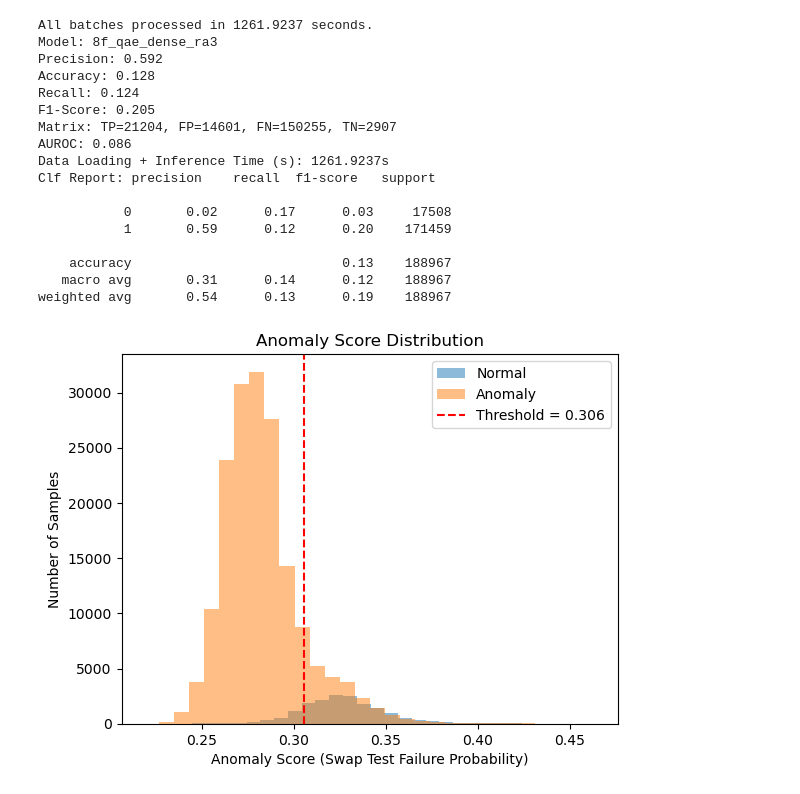
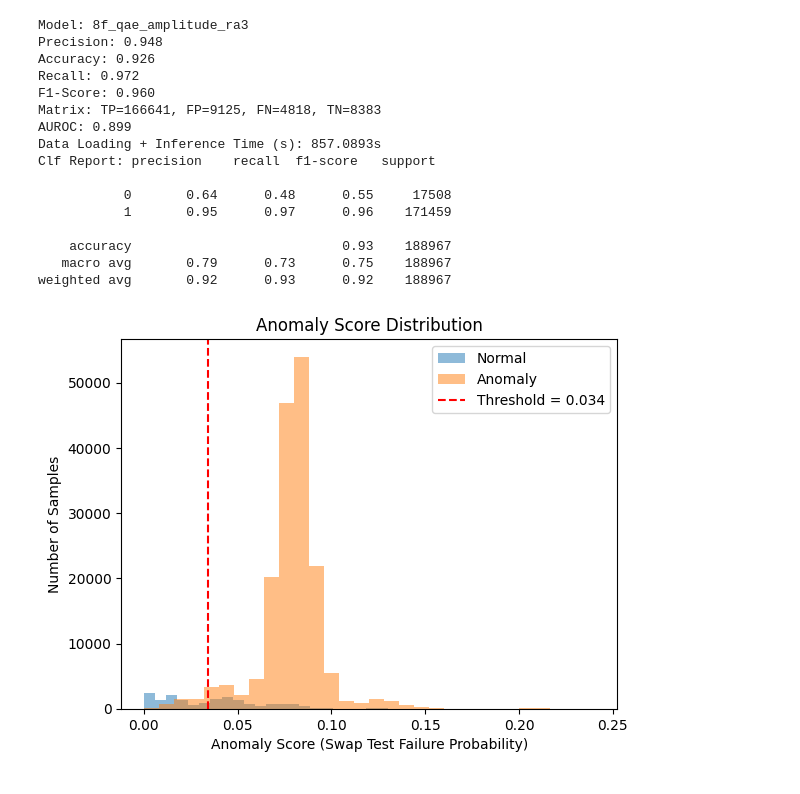
Before and after one commit to RohanSenthil/QAE_BETH_Anomaly, a Jupyter notebook: qae_evaluation.ipynb, the cells around one changed output. Saved outputs shown, nothing was run; the diff lists cells and outputs as text; code cells hidden in the pictures.

```diff
--- a/qae_evaluation.ipynb
+++ b/qae_evaluation.ipynb
@@ -193,8 +196,8 @@ scaled_validation_data = scaler.fit_transform(reduced_validation_data)
 # %%
 from qiskit.qpy import load
 
-model_name = "8f_qae_dense_ra3"
-model_path = "Models/COBLYA_AEs/"
+model_name = "8f_qae_amplitude_ra3"
+model_path = "Models/No_AE/"
 
 with open(f"{model_path + model_name}/ae.qpy", "rb") as f:
     ae = load(f)[0]  # returns a list of circuits
@@ -217,7 +220,7 @@ sampler = Sampler()
 
 # Constants
 num_latent = 2
-num_trash = 2
+num_trash = 1
 total_qubits = num_latent + 2 * num_trash + 1  # encoding + reference + auxiliary
 
 # Step 2: Dummy base circuit (will be composed with encoding later)
@@ -229,7 +232,7 @@ qc_full = dummy_encoding.compose(ae)
 qnn = SamplerQNN(
     circuit=qc_full,
     input_params=[],                     # No input parameters — encoding is done externally
-    weight_params=ae.parameters,         # Only train the parameters of the AE
+    weight_params=weight_params,         # Only train the parameters of the AE
     output_shape=2,                      # Binary outcome (0 or 1 from SWAP test)
     interpret=lambda x: x,               # Identity function, optional
     sampler=sampler
@@ -328,12 +311,11 @@ def auto_encoder_circuit(num_latent, num_trash):
 # %%
 from tqdm import tqdm
 
-def compute_anomaly_scores(qnn, input_data, trained_params, encoding_fn, batch_size=64):
+def compute_anomaly_scores(ae, qnn, input_data, trained_params, encoding_fn, batch_size=64):
     scores = []
     total_qubits = num_latent + 2 * num_trash + 1
     num_encoding_qubits = num_latent + num_trash
 
-    ae = auto_encoder_circuit(num_latent, num_trash)
     ae = ae.assign_parameters({p: v for p, v in zip(ae.parameters, trained_params)})
 
     start = time.time()
@@ -382,10 +364,11 @@ subset_indices = np.random.choice(len(scaled_normal_training_data), size=subset_
 training_subset = scaled_normal_training_data[subset_indices]
 
 train_scores, train_time = compute_anomaly_scores(
+    ae,
     qnn,
     training_subset,
     trained_params,
-    encoding_fn=dense_angle_encoding,
+    encoding_fn=amplitude_encoding,
     batch_size=64
 )
 
@@ -411,58 +394,59 @@ plt.show()
 # %%
 # Get predictions
+threshold -= 0.01
 
-scores, elapsed_time = compute_anomaly_scores(
-    qnn,
-    scaled_testing_data,
-    trained_params,
-    encoding_fn=dense_angle_encoding,
-    batch_size=64
-)
+# scores, elapsed_time = compute_anomaly_scores(
+#     ae,
+#     qnn,
+#     scaled_testing_data,
+#     trained_params,
+#     encoding_fn=amplitude_encoding,
+#     batch_size=64
+# )
 
 y_pred = (scores > threshold).astype(int)
 y_true = np.array(testing_labels).astype(int)[:len(scores)]
 
 metrics = evaluate_model(
     y_true=y_true,
     y_pred=y_pred,
     scores=scores,
     time=elapsed_time,
     threshold=threshold,  # same threshold used in predict
     model_name=model_name
 )
 
 # Print clean table row for your notes
 for k, v in metrics.items():
     print(f"{k}: {v}")
 
 # --- Histogram of scores ---
 plt.hist(scores[y_true == 0], bins=30, alpha=0.5, label='Normal')
 plt.hist(scores[y_true == 1], bins=30, alpha=0.5, label='Anomaly')
 plt.axvline(threshold, color='red', linestyle='--', label=f"Threshold = {threshold:.3f}")
 plt.xlabel("Anomaly Score (Swap Test Failure Probability)")
 plt.ylabel("Number of Samples")
 plt.title("Anomaly Score Distribution")
 plt.legend()
 plt.show()
 # %% [output]
-All batches processed in 1261.9237 seconds.
-Model: 8f_qae_dense_ra3
-Precision: 0.592
-Accuracy: 0.128
-Recall: 0.124
-F1-Score: 0.205
-Matrix: TP=21204, FP=14601, FN=150255, TN=2907
-AUROC: 0.086
-Data Loading + Inference Time (s): 1261.9237s
+Model: 8f_qae_amplitude_ra3
+Precision: 0.948
+Accuracy: 0.926
+Recall: 0.972
+F1-Score: 0.960
+Matrix: TP=166641, FP=9125, FN=4818, TN=8383
+AUROC: 0.899
+Data Loading + Inference Time (s): 857.0893s
 Clf Report: precision    recall  f1-score   support
 
-           0       0.02      0.17      0.03     17508
-           1       0.59      0.12      0.20    171459
+           0       0.64      0.48      0.55     17508
+           1       0.95      0.97      0.96    171459
 
-    accuracy                           0.13    188967
-   macro avg       0.31      0.14      0.12    188967
-weighted avg       0.54      0.13      0.19    188967
+    accuracy                           0.93    188967
+   macro avg       0.79      0.73      0.75    188967
+weighted avg       0.92      0.93      0.92    188967
-[figure, old version]
+[figure, new version]
 # %%
 # Get predictions
 v_scores, v_elapsed_time = compute_anomaly_scores(
```
Also changed, not shown: parts of 5 cells of this notebook, 55 other files.
